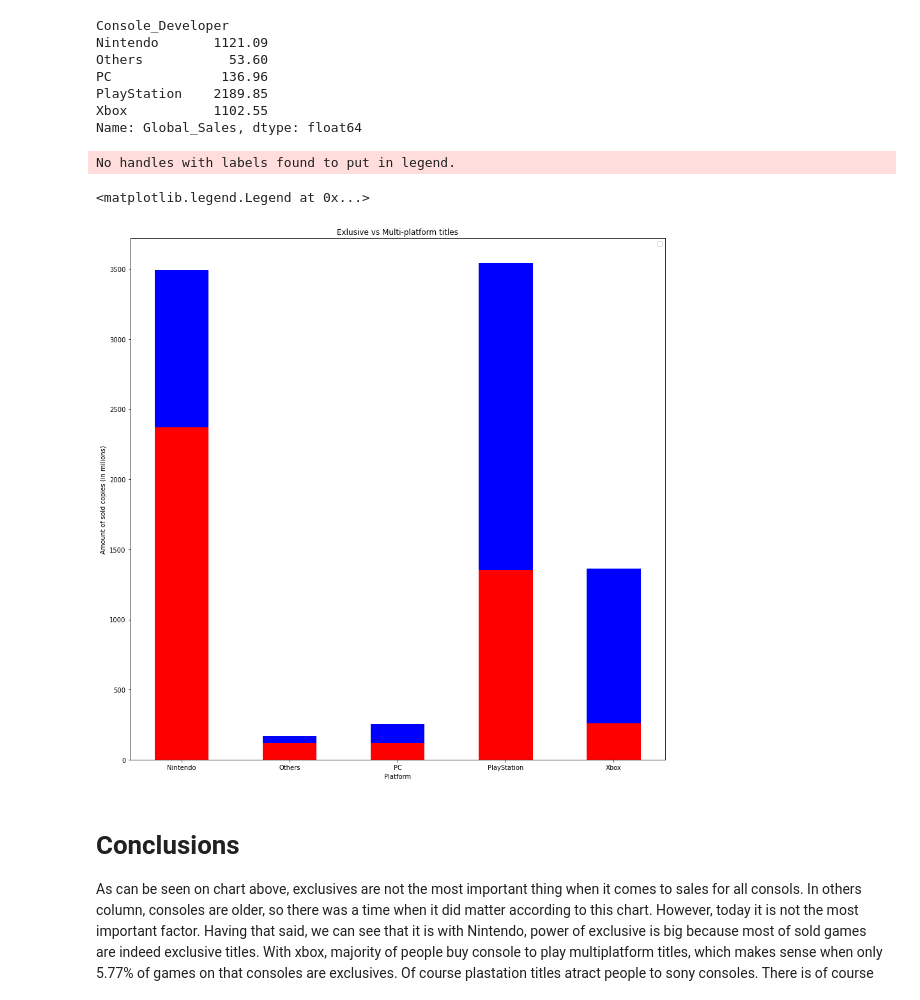
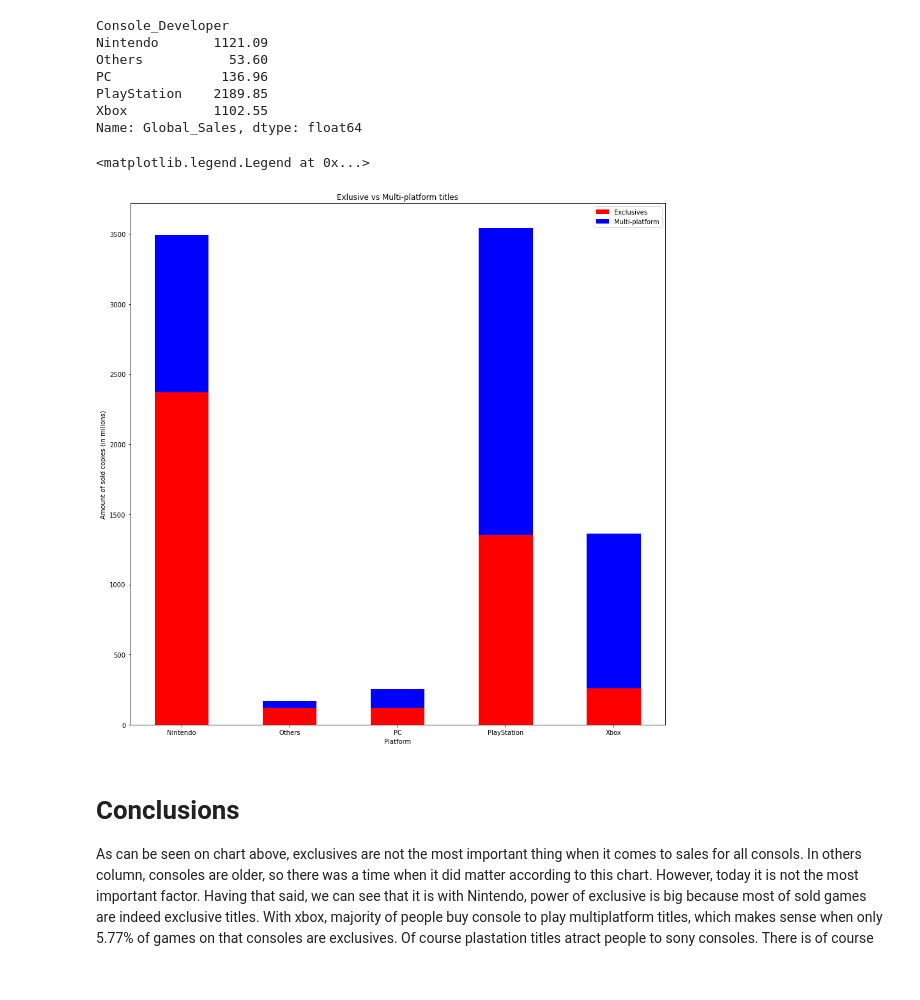
Before and after one commit to XOMIC/Data-Analytics-Projects, a Jupyter notebook: Games-Sales-Data/exclusives.ipynb, the cells around one changed output. Drawn from its saved outputs; the diff is of its cells as text; code cells hidden in the pictures.

Commit message:
exclusives
added labels to last chart

```diff
--- a/Games-Sales-Data/exclusives.ipynb
+++ b/Games-Sales-Data/exclusives.ipynb
@@ -179,16 +179,15 @@ Name: Global_Sales, dtype: float64
 # %%
 width = 0.5
 plt.figure(figsize=(15, 15))
 plt.bar(ex_sales.index, ex_sales, width, color='r')
 plt.bar(multi_sales.index, multi_sales, width, bottom=ex_sales, color='b')
 plt.title('Exlusive vs Multi-platform titles')
 plt.xlabel('Platform')
 plt.ylabel('Amount of sold copies (in milions)')
-plt.legend(labels=[])
+plt.legend(labels=['Exclusives', 'Multi-platform'])
 # %% [output]
-No handles with labels found to put in legend.
+<matplotlib.legend.Legend at 0x...>
-<matplotlib.legend.Legend at 0x...>
-[figure, old version]
+[figure, new version]
 # %% [markdown]
 # Conclusions
 
```
